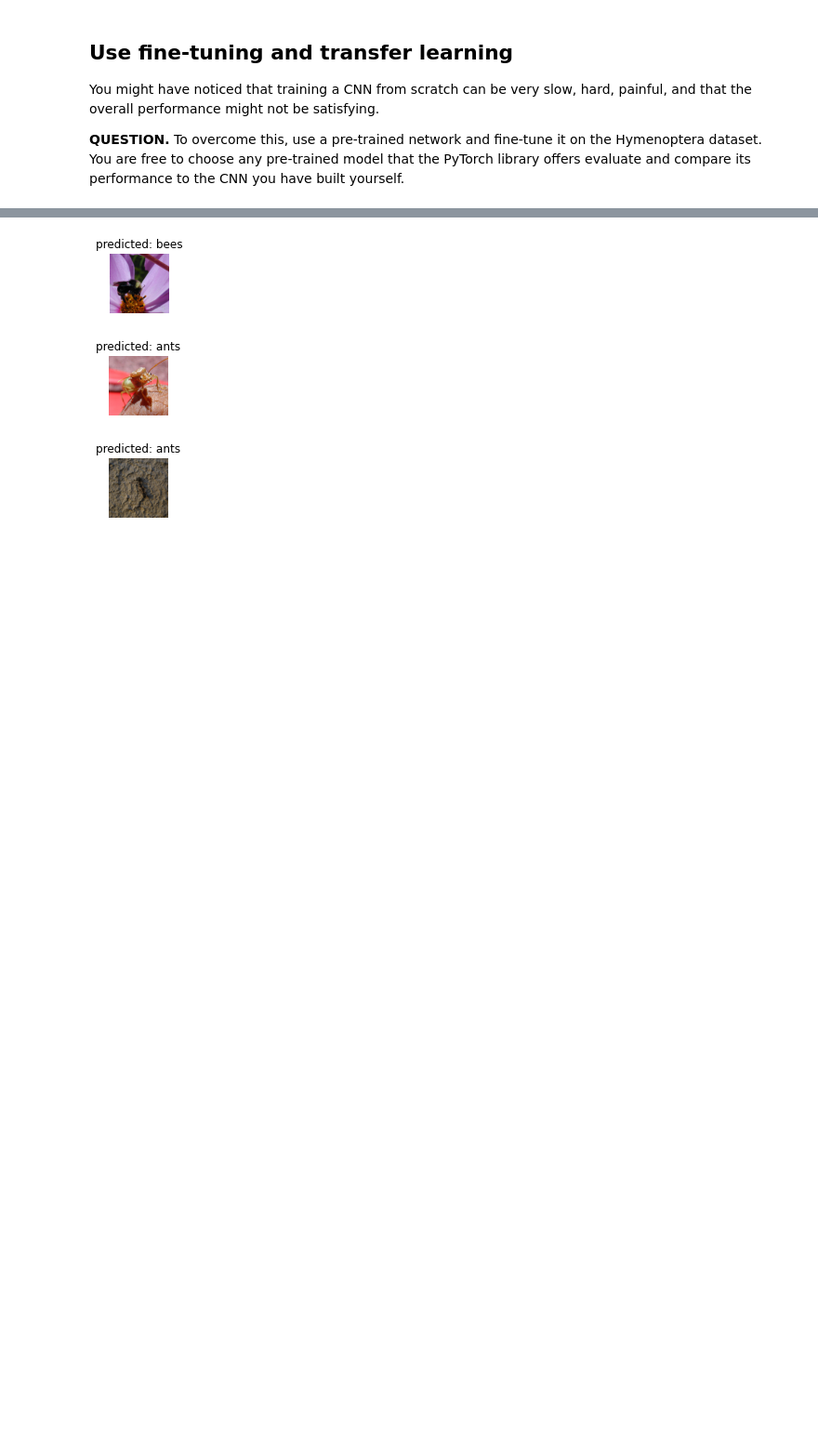
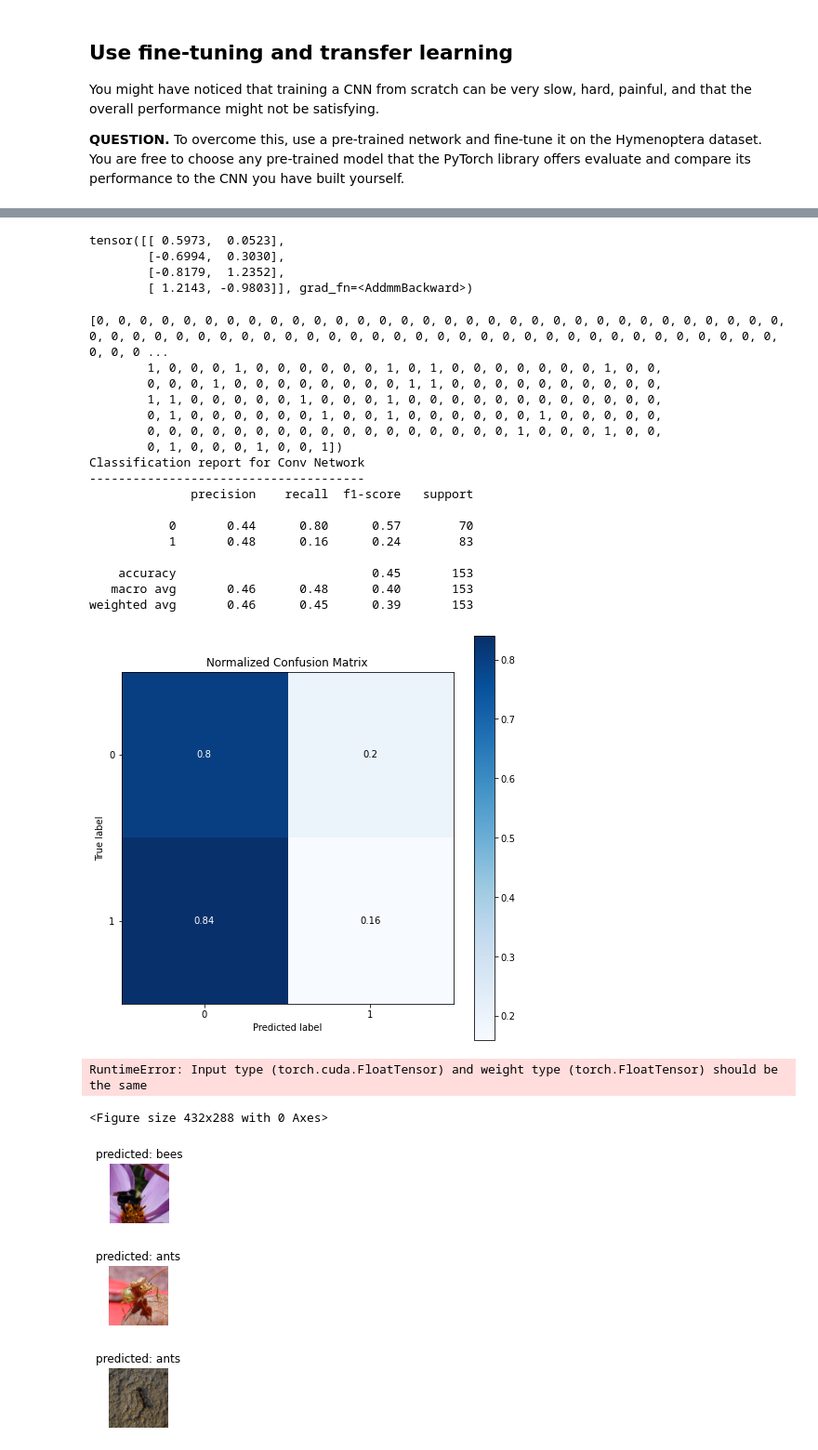
Before and after one commit to JLechuga94/DeepLearning, a Jupyter notebook: T4/tutorial04b.ipynb, the cells around one changed output, grey strips where cells are left out. Shown: that part at 93% size. Cells and saved outputs as stored; diff of their text form; code cells hidden in the pictures; blank space fills up the shorter version.

```diff
--- a/T4/tutorial04b.ipynb
+++ b/T4/tutorial04b.ipynb
@@ -647,20 +533,0 @@ visualize_model(model_ft)
-# %%
-model_conv = torchvision.models.resnet18(pretrained=True)
-
-for param in model_conv.parameters():
-    param.requires_grad = False
-
-# Parameters of newly constructed modules have requires_grad=True by default
-num_ftrs = model_conv.fc.in_features
-model_conv.fc = nn.Linear(num_ftrs, 2)
-
-model_conv = model_conv.to(device)
-
-criterion = nn.CrossEntropyLoss()
-
-# Observe that only parameters of final layer are being optimized as
-# opposed to before.
-optimizer_conv = optim.SGD(model_conv.fc.parameters(), lr=0.001, momentum=0.9)
-
-# Decay LR by a factor of 0.1 every 7 epochs
-exp_lr_scheduler = lr_scheduler.StepLR(optimizer_conv, step_size=7, gamma=0.1)
@@ -687,0 +576,2 @@ Best val Acc: 0.947712
+# %%
+resnet = ResNet(output_dim=2)
@@ -687,0 +580,6 @@ Best val Acc: 0.947712
+# %%
+# Initialize a trainer
+tl_trainer = pl.Trainer(gpus=gpu, progress_bar_refresh_rate=20, fast_dev_run=True)
+
+# Train the model ⚡
+tl_trainer.fit(resnet, train_dataloader=dataloaders['train'], val_dataloaders=dataloaders['val'])
@@ -687,0 +601,3 @@ Best val Acc: 0.947712
+# %%
+tl_trainer = pl.Trainer(gpus=gpu, max_epochs=num_epochs, progress_bar_refresh_rate=20)
+tl_trainer.fit(resnet, train_dataloader=dataloaders['train'], val_dataloaders=dataloaders['val'])
@@ -688,3 +636,39 @@ Best val Acc: 0.947712
+# %%
+preds
+# %% [output]
+tensor([[ 0.5973,  0.0523],
+        [-0.6994,  0.3030],
+        [-0.8179,  1.2352],
+        [ 1.2143, -0.9803]], grad_fn=<AddmmBackward>)
+# %%
+model_performance(resnet, image_datasets['val'], dataloaders['val'])
+# %% [output]
+[0, 0, 0, 0, 0, 0, 0, 0, 0, 0, 0, 0, 0, 0, 0, 0, 0, 0, 0, 0, 0, 0, 0, 0, 0, 0, 0, 0, 0, 0, 0, 0, 0, 0, 0, 0, 0, 0, 0, 0, 0, 0, 0, 0, 0, 0, 0, 0, 0, 0, 0, 0, 0, 0, 0, 0, 0, 0, 0, 0, 0, 0, 0, 0, 0, 0, 0 ...
+        1, 0, 0, 0, 1, 0, 0, 0, 0, 0, 0, 1, 0, 1, 0, 0, 0, 0, 0, 0, 0, 1, 0, 0,
+        0, 0, 0, 1, 0, 0, 0, 0, 0, 0, 0, 0, 1, 1, 0, 0, 0, 0, 0, 0, 0, 0, 0, 0,
+        1, 1, 0, 0, 0, 0, 0, 1, 0, 0, 0, 1, 0, 0, 0, 0, 0, 0, 0, 0, 0, 0, 0, 0,
+        0, 1, 0, 0, 0, 0, 0, 0, 1, 0, 0, 1, 0, 0, 0, 0, 0, 0, 1, 0, 0, 0, 0, 0,
+        0, 0, 0, 0, 0, 0, 0, 0, 0, 0, 0, 0, 0, 0, 0, 0, 0, 1, 0, 0, 0, 1, 0, 0,
+        0, 1, 0, 0, 0, 1, 0, 0, 1])
+Classification report for Conv Network
+--------------------------------------
+              precision    recall  f1-score   support
+
+           0       0.44      0.80      0.57        70
+           1       0.48      0.16      0.24        83
+
+    accuracy                           0.45       153
+   macro avg       0.46      0.48      0.40       153
+weighted avg       0.46      0.45      0.39       153
+[figure, added]
+# %%
+visualize_model(resnet)
+
+plt.ioff()
+plt.show()
+# %% [output]
+RuntimeError: Input type (torch.cuda.FloatTensor) and weight type (torch.FloatTensor) should be the same
+<Figure size 432x288 with 0 Axes>
 # %%
 visualize_model(model_conv)
 
```
Also changed, not shown: parts of 38 cells of this notebook.
